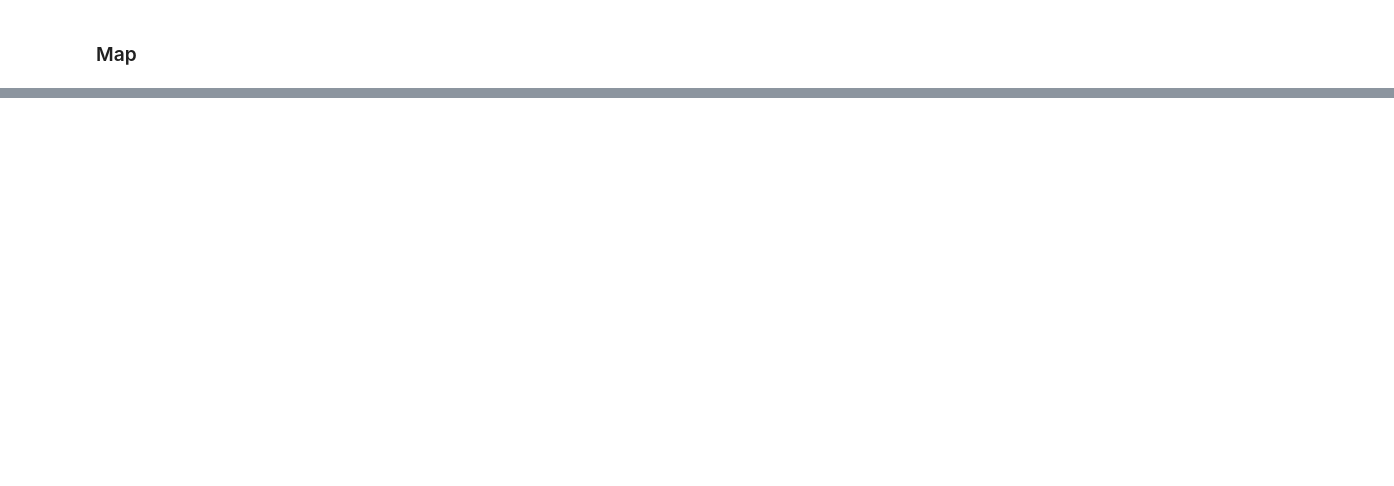
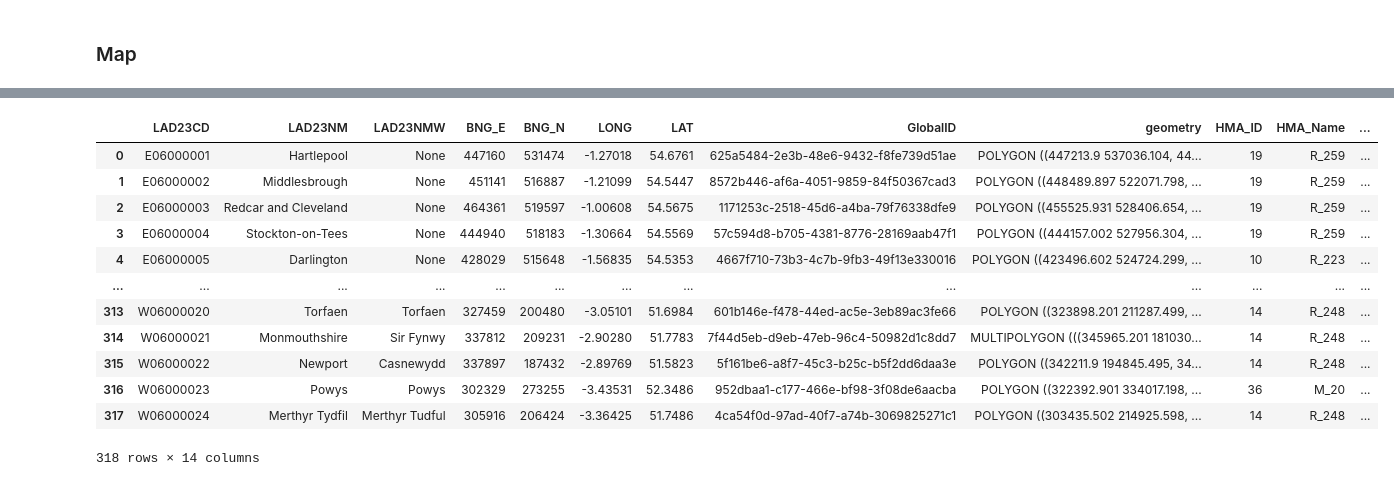
Before and after one commit to SebastianHeslinRees/Creating_Housing_Market_Areas, a Jupyter notebook: housing_zones_final.ipynb, the cells around one changed output, grey strips where cells are left out. Drawn from its saved outputs; the diff is of its cells as text; code cells hidden in the pictures; blank space fills up the shorter version.

```diff
--- a/housing_zones_final.ipynb
+++ b/housing_zones_final.ipynb
@@ -645,0 +648,16 @@ print(f" Map created showing {len(final_hmas)} housing market areas with 25 majo
+# %%
+gdf_hma
+# %% [output]
+|  | LAD23CD | LAD23NM | LAD23NMW | BNG_E | BNG_N | LONG | LAT | GlobalID | geometry | HMA_ID | HMA_Name | ... |
+| 0 | E06000001 | Hartlepool | None | 447160 | 531474 | -1.27018 | 54.6761 | 625a5484-2e3b-48e6-9432-f8fe739d51ae | POLYGON ((447213.9 537036.104, 44... | 19 | R_259 | ... |
+| 1 | E06000002 | Middlesbrough | None | 451141 | 516887 | -1.21099 | 54.5447 | 8572b446-af6a-4051-9859-84f50367cad3 | POLYGON ((448489.897 522071.798, ... | 19 | R_259 | ... |
+| 2 | E06000003 | Redcar and Cleveland | None | 464361 | 519597 | -1.00608 | 54.5675 | 1171253c-2518-45d6-a4ba-79f76338dfe9 | POLYGON ((455525.931 528406.654, ... | 19 | R_259 | ... |
+| 3 | E06000004 | Stockton-on-Tees | None | 444940 | 518183 | -1.30664 | 54.5569 | 57c594d8-b705-4381-8776-28169aab47f1 | POLYGON ((444157.002 527956.304, ... | 19 | R_259 | ... |
+| 4 | E06000005 | Darlington | None | 428029 | 515648 | -1.56835 | 54.5353 | 4667f710-73b3-4c7b-9fb3-49f13e330016 | POLYGON ((423496.602 524724.299, ... | 10 | R_223 | ... |
+| ... | ... | ... | ... | ... | ... | ... | ... | ... | ... | ... | ... | ... |
+| 313 | W06000020 | Torfaen | Torfaen | 327459 | 200480 | -3.05101 | 51.6984 | 601b146e-f478-44ed-ac5e-3eb89ac3fe66 | POLYGON ((323898.201 211287.499, ... | 14 | R_248 | ... |
+| 314 | W06000021 | Monmouthshire | Sir Fynwy | 337812 | 209231 | -2.90280 | 51.7783 | 7f44d5eb-d9eb-47eb-96c4-50982d1c8dd7 | MULTIPOLYGON (((345965.201 181030... | 14 | R_248 | ... |
+| 315 | W06000022 | Newport | Casnewydd | 337897 | 187432 | -2.89769 | 51.5823 | 5f161be6-a8f7-45c3-b25c-b5f2dd6daa3e | POLYGON ((342211.9 194845.495, 34... | 14 | R_248 | ... |
+| 316 | W06000023 | Powys | Powys | 302329 | 273255 | -3.43531 | 52.3486 | 952dbaa1-c177-466e-bf98-3f08de6aacba | POLYGON ((322392.901 334017.198, ... | 36 | M_20 | ... |
+| 317 | W06000024 | Merthyr Tydfil | Merthyr Tudful | 305916 | 206424 | -3.36425 | 51.7486 | 4ca54f0d-97ad-40f7-a74b-3069825271c1 | POLYGON ((303435.502 214925.598, ... | 14 | R_248 | ... |
+318 rows × 14 columns
```
Also changed, not shown: parts of 11 cells of this notebook, 4 other files.
